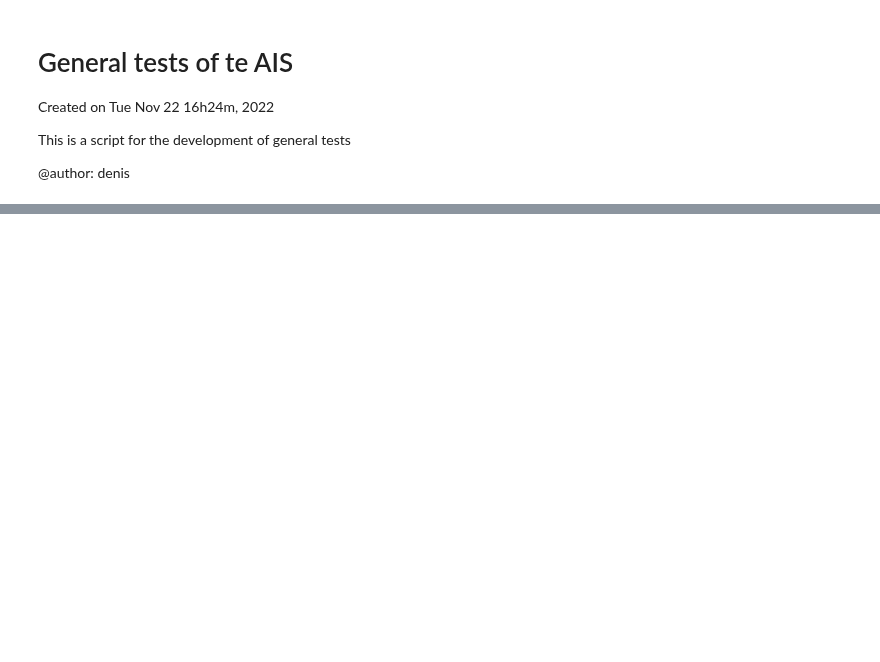
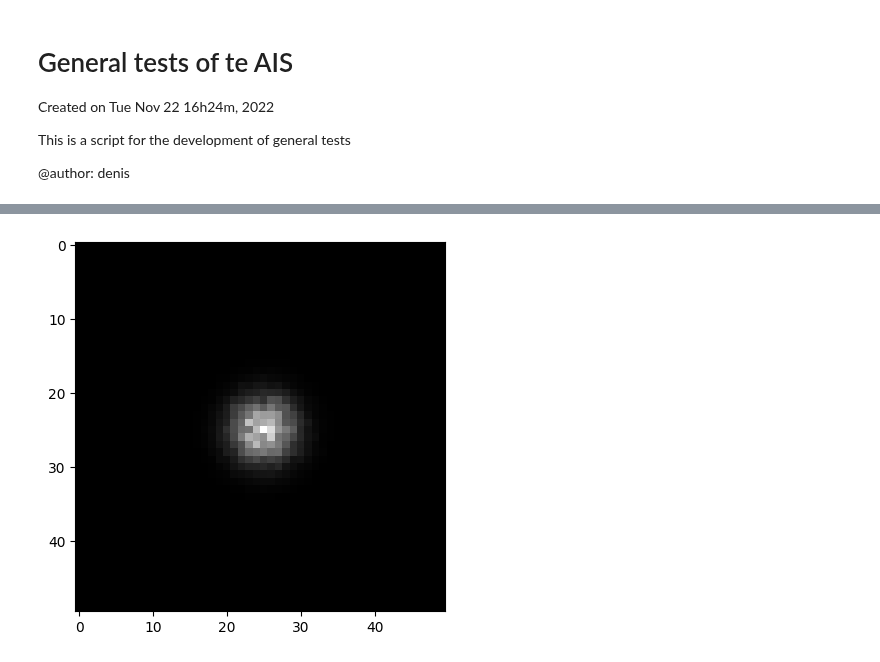
Before and after one commit to DBernardes/AIS, a Jupyter notebook: general_tests.ipynb, the cells around one changed output, grey strips where cells are left out. Drawn from its saved outputs; the diff is of its cells as text; code cells hidden in the pictures; blank space fills up the shorter version.

```diff
--- a/general_tests.ipynb
+++ b/general_tests.ipynb
@@ -585,3 +567,23 @@ for filename in glob.glob(path + '\\*.png'):
     out.write(img)
 
 out.release()
+# %%
+#Create gaussian with noise
+from AIS.Point_Spread_Function import Point_Spread_Function
+import matplotlib.pyplot as plt
+import os
+ccd_operation_mode = {
+    'em_mode': 'Conv',
+    'em_gain': 1,
+    'preamp': 1,
+    'readout': 1,
+    'binn': 1,
+    't_exp': 1,
+    'image_size': 50
+}
+psf = Point_Spread_Function(ccd_operation_mode, 1)
+image = psf.create_star_image((25, 25), 1e3)
+plt.imshow(image, cmap='gray')
+plt.savefig(os.path.join('notebook', 'figures', 'gaussiana_com_ruido.png'), dpi=300)
+# %% [output]
+[figure, added]
```
Also changed, not shown: parts of 15 cells of this notebook, 8 other files.
